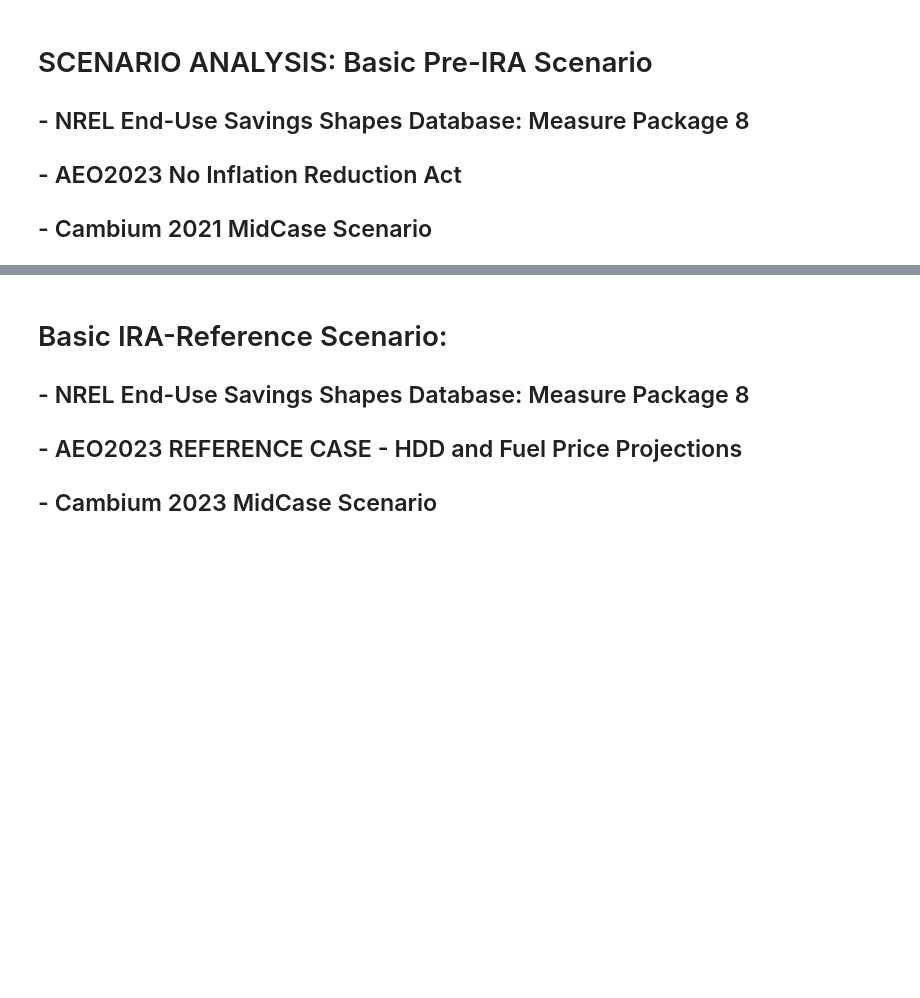
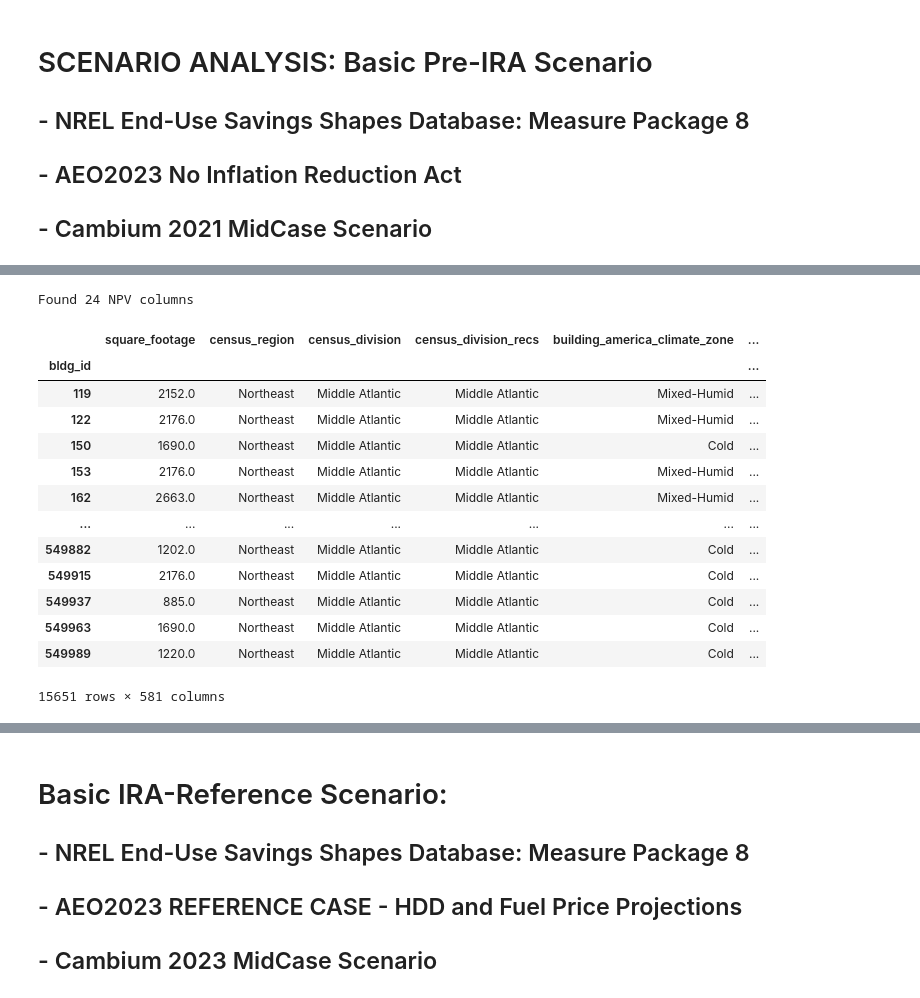
Before and after one commit to jordan-joseph126/cmu-tare-model, a Jupyter notebook: cmu_tare_model/model_scenarios/tare_basic_v2_1.ipynb, the cells around one changed output, grey strips where cells are left out. Cells and saved outputs as stored; diff of their text form; code cells hidden in the pictures; blank space fills up the shorter version.

```diff
--- a/cmu_tare_model/model_scenarios/tare_basic_v2_1.ipynb
+++ b/cmu_tare_model/model_scenarios/tare_basic_v2_1.ipynb
@@ -651,7 +801,8 @@ print("""
 df_euss_am_mp8_home, df_mp8_noIRA_fuelCosts = calculate_lifetime_fuel_costs(
     df=df_euss_am_mp8_home,
     menu_mp=menu_mp,
-    policy_scenario='No Inflation Reduction Act'
+    policy_scenario='No Inflation Reduction Act',
+    df_baseline_costs=df_baseline_fuel_costs  # Add this line
     )
 
 print("""
@@ -660,7 +811,8 @@ print("""
 df_euss_am_mp8_home, df_mp8_IRA_fuelCosts = calculate_lifetime_fuel_costs(
     df=df_euss_am_mp8_home,
     menu_mp=menu_mp,
-    policy_scenario='AEO2023 Reference Case'
+    policy_scenario='AEO2023 Reference Case',
+    df_baseline_costs=df_baseline_fuel_costs  # Add this line
     )
 
 
@@ -1110,3 +1494,26 @@ InMAP:
+# %%
+# Check all columns with "public_npv" in their name
+npv_columns = [col for col in df_euss_am_mp8_home_ap2.columns if 'public_npv' in col]
+print(f"Found {len(npv_columns)} NPV columns")
+# %% [output]
+Found 24 NPV columns
+# %%
+df_euss_am_mp8_home_ap2
+# %% [output]
+|  | square_footage | census_region | census_division | census_division_recs | building_america_climate_zone | ... |
+| bldg_id |  |  |  |  |  | ... |
+| 119 | 2152.0 | Northeast | Middle Atlantic | Middle Atlantic | Mixed-Humid | ... |
+| 122 | 2176.0 | Northeast | Middle Atlantic | Middle Atlantic | Mixed-Humid | ... |
+| 150 | 1690.0 | Northeast | Middle Atlantic | Middle Atlantic | Cold | ... |
+| 153 | 2176.0 | Northeast | Middle Atlantic | Middle Atlantic | Mixed-Humid | ... |
+| 162 | 2663.0 | Northeast | Middle Atlantic | Middle Atlantic | Mixed-Humid | ... |
+| ... | ... | ... | ... | ... | ... | ... |
+| 549882 | 1202.0 | Northeast | Middle Atlantic | Middle Atlantic | Cold | ... |
+| 549915 | 2176.0 | Northeast | Middle Atlantic | Middle Atlantic | Cold | ... |
+| 549937 | 885.0 | Northeast | Middle Atlantic | Middle Atlantic | Cold | ... |
+| 549963 | 1690.0 | Northeast | Middle Atlantic | Middle Atlantic | Cold | ... |
+| 549989 | 1220.0 | Northeast | Middle Atlantic | Middle Atlantic | Cold | ... |
+15651 rows × 581 columns
 # %%
 from cmu_tare_model.private_impact.calculate_lifetime_private_impact import *
 
```
Also changed, not shown: parts of 41 cells of this notebook, 58 other files.
